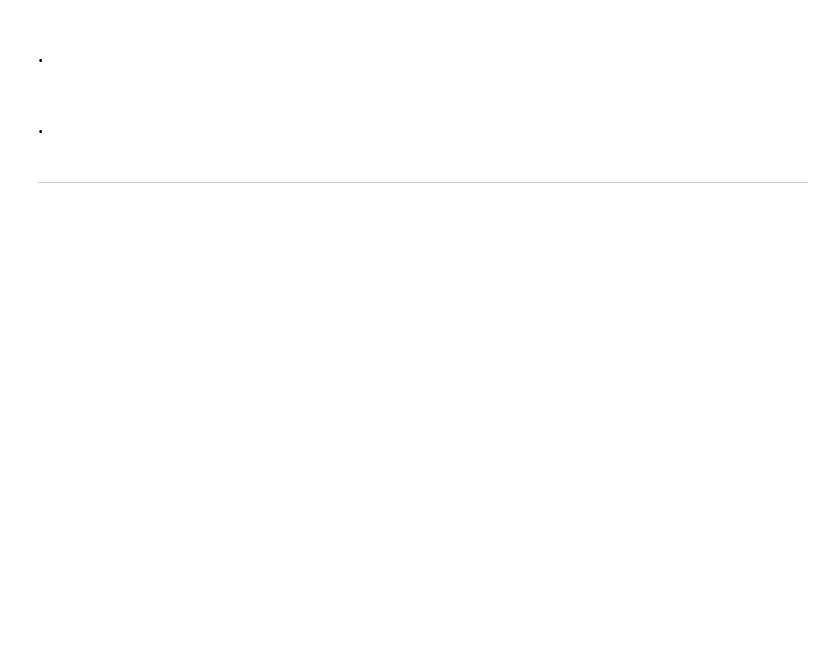
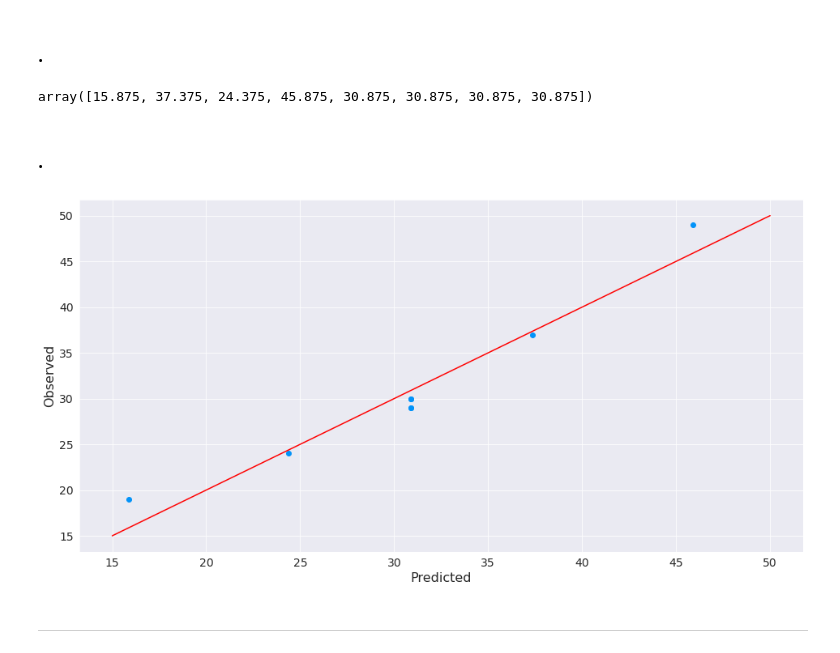
Before and after one commit to Gabriel-limadev/data_science_study, a Jupyter notebook: 10 - Análise de experimentos: testes, mapas de cores e análises dos dados./course_files/Planejamento_experimentos_aula.ipynb, the cells around one changed output. Drawn from its saved outputs; the diff is of its cells as text; code cells hidden in the pictures; blank space fills up the shorter version.

```diff
--- a/10 - Análise de experimentos: testes, mapas de cores e análises dos dados./course_files/Planejamento_experimentos_aula.ipynb
+++ b/10 - Análise de experimentos: testes, mapas de cores e análises dos dados./course_files/Planejamento_experimentos_aula.ipynb
@@ -462,3 +462,7 @@ pareto.plot(limit, names, 'r')
 
 
 <hr>
+# %%
+model = smf.ols(data = experiment, formula = 'Porcoes ~ Farinha + Chocolate')
+# %%
+fitted_model = model.fit()
@@ -478,3 +541,7 @@ pareto.plot(limit, names, 'r')
 # %% [markdown]
 <font color='red' style='font-size: 30px;'> Preditos por observados  </font>
 <hr style='border: 2px solid red;'>
+# %%
+observed = experiment['Porcoes']
+
+observed
@@ -481,6 +558,32 @@ pareto.plot(limit, names, 'r')
 # %% [markdown]
 ### .
+# %%
+predicted = fitted_model.predict()
+
+predicted
+# %% [output]
+array([15.875, 37.375, 24.375, 45.875, 30.875, 30.875, 30.875, 30.875])
 # %% [markdown]
 ### .
+# %%
+fig, ax = plt.subplots(nrows = 1, ncols = 1, figsize = (16, 8))
+
+
+# comparing
+ax.scatter(predicted, observed)
+
+# Guide line
+x = np.linspace(start = 15, stop = 50, num = 10)
+y = np.linspace(start = 15, stop = 50, num = 10)
+
+# ploting guide line
+ax.plot(x, y, 'r')
+
+# Setting labels and ticks
+ax.set_xlabel('Predicted', fontsize = 16)
+ax.set_ylabel('Observed', fontsize = 16)
+ax.tick_params(labelsize = 14)
+# %% [output]
+[figure, added]
 # %% [markdown]
 <hr>
```
Also changed, not shown: parts of 12 cells of this notebook.
